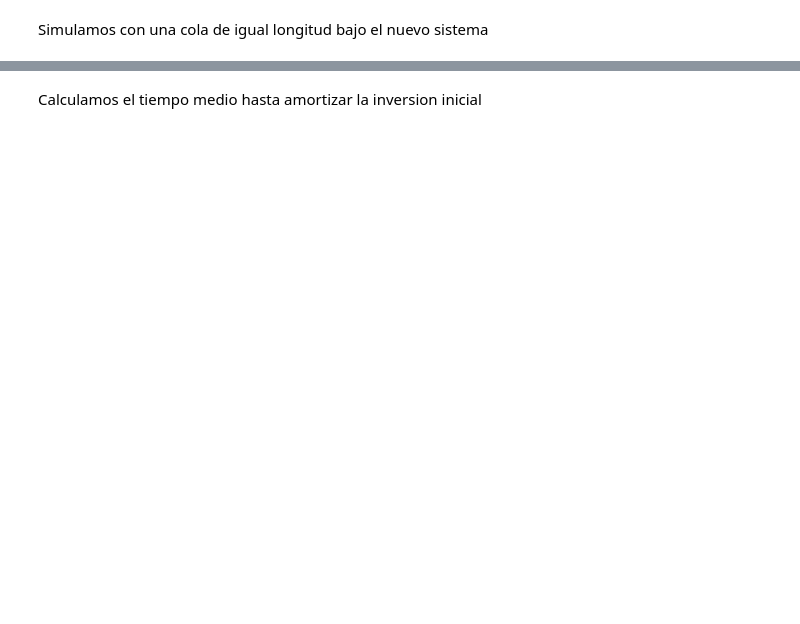
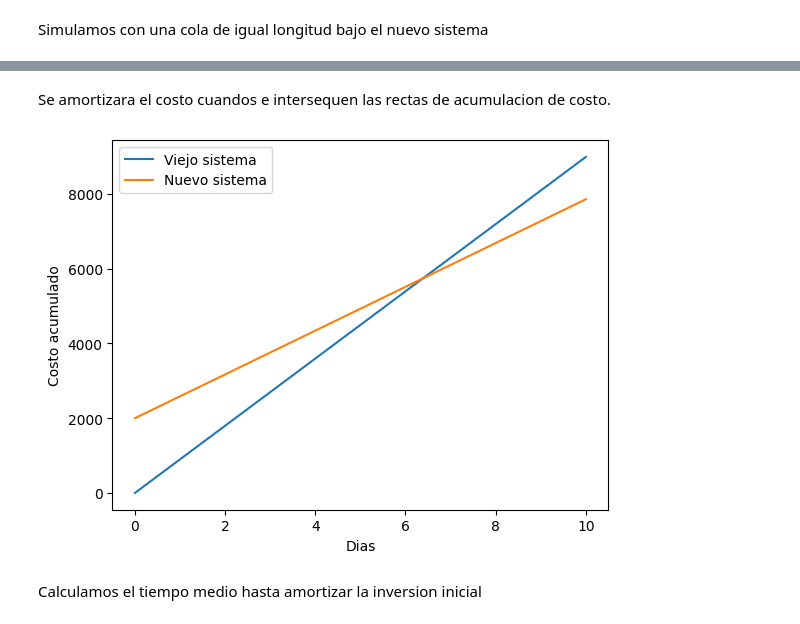
Before and after one commit to Rivejjj/Los-Simuladores, a Jupyter notebook: tp2.ipynb, the cells around one changed output, grey strips where cells are left out. Drawn from its saved outputs; the diff is of its cells as text; code cells hidden in the pictures; blank space fills up the shorter version.

```diff
--- a/tp2.ipynb
+++ b/tp2.ipynb
@@ -532,3 +532,20 @@ cantidad media de elementos en el buffer: 2.10783546984876
+# %% [markdown]
+Se amortizara el costo cuandos e intersequen las rectas de acumulacion de costo.
+# %%
+x1 = np.linspace(0, 10, 100)
+y1 = 0.2 * 60 * 24 * mean_amount_of_requests_in_queue_old_system * x1
+
+x2 = np.linspace(0, 10, 100)
+y2 = 0.2 * 60 * 24 * mean_amount_of_requests_in_queue_new_system * x2 + 2000
+
+plt.plot(x1, y1, label='Viejo sistema')
+plt.plot(x2, y2, label='Nuevo sistema')
+plt.xlabel("Dias")
+plt.ylabel("Costo acumulado")
+plt.legend()
+plt.show()
+# %% [output]
+[figure, added]
 # %% [markdown]
 Calculamos el tiempo medio hasta amortizar la inversion inicial
 # %%
```
Also changed, not shown: parts of 28 cells of this notebook.
